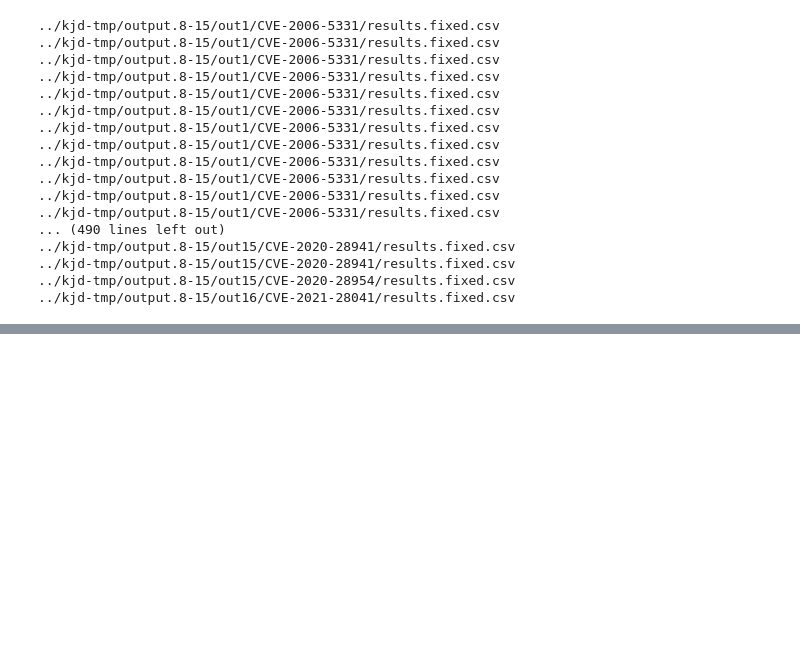
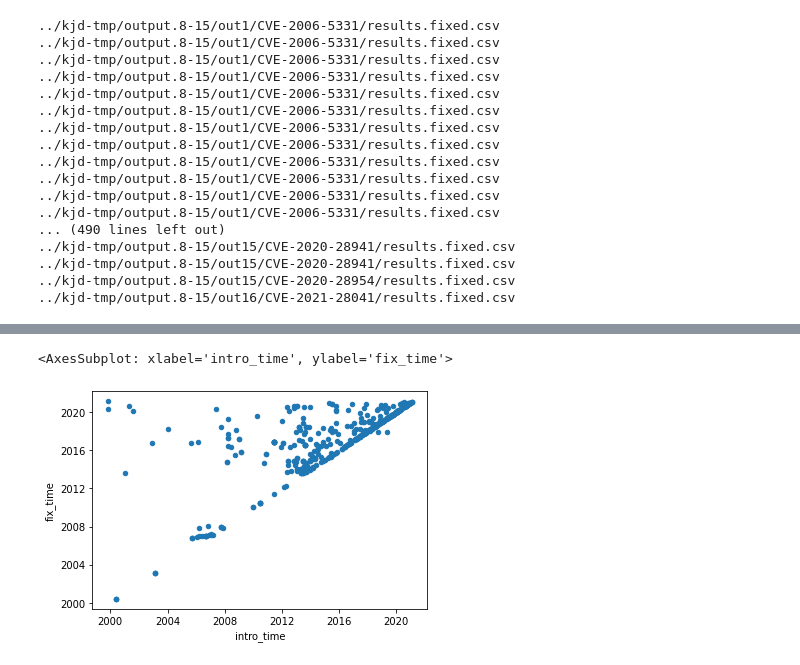
Before and after one commit to woc-hack/kjd, a Jupyter notebook: Data analysis.ipynb, the cells around one changed output, grey strips where cells are left out. Cells and saved outputs as stored; diff of their text form; code cells hidden in the pictures; blank space fills up the shorter version.

```diff
--- a/Data analysis.ipynb
+++ b/Data analysis.ipynb
@@ -96,3 +145,8 @@ Index(['time_diff', ' project', ' first good blob commit',
+# %%
+df_fixed.plot(kind='scatter', x='intro_time', y='fix_time')
+# %% [output]
+<AxesSubplot: xlabel='intro_time', ylabel='fix_time'>
+[figure, added]
 # %%
 df_fixed.head()
 # %% [output]
```
Also changed, not shown: parts of 31 cells of this notebook.
